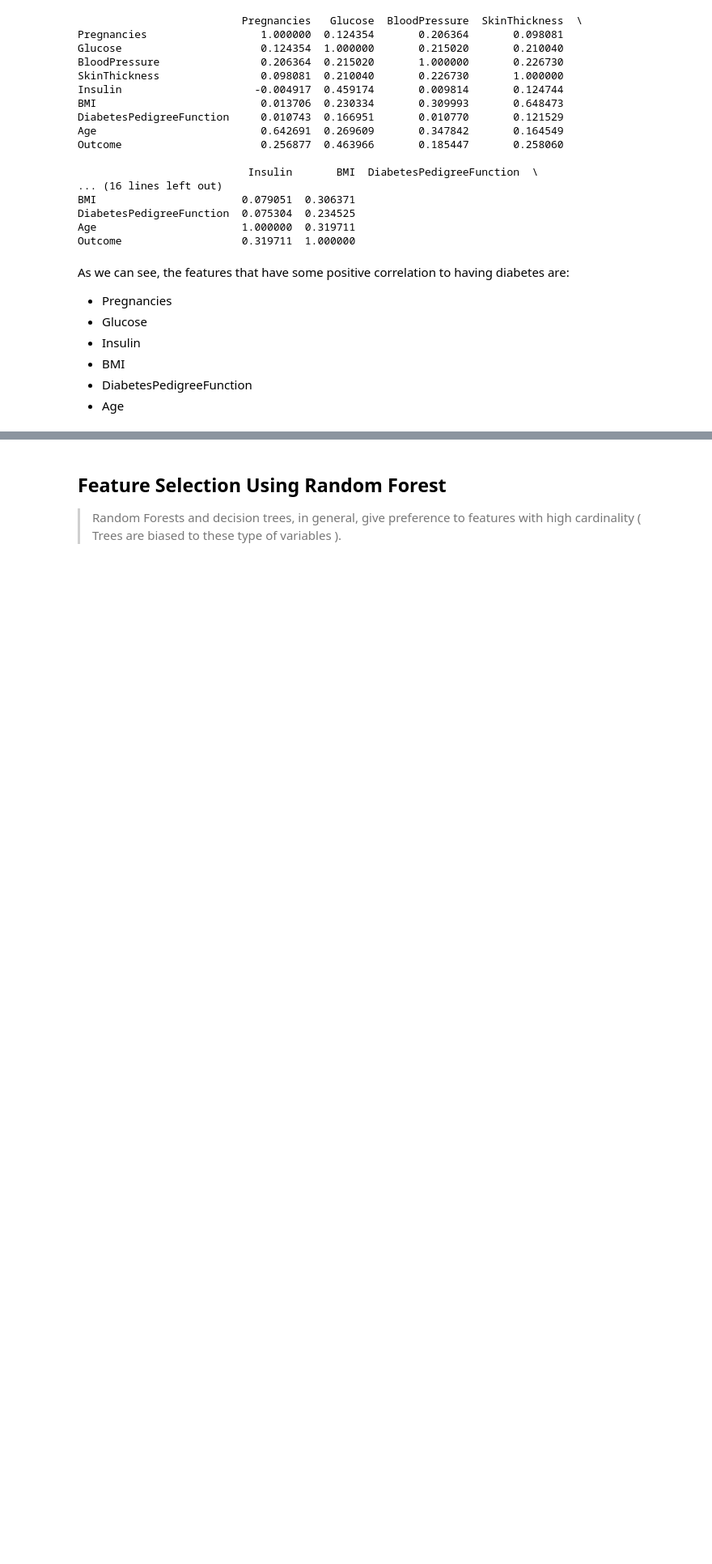
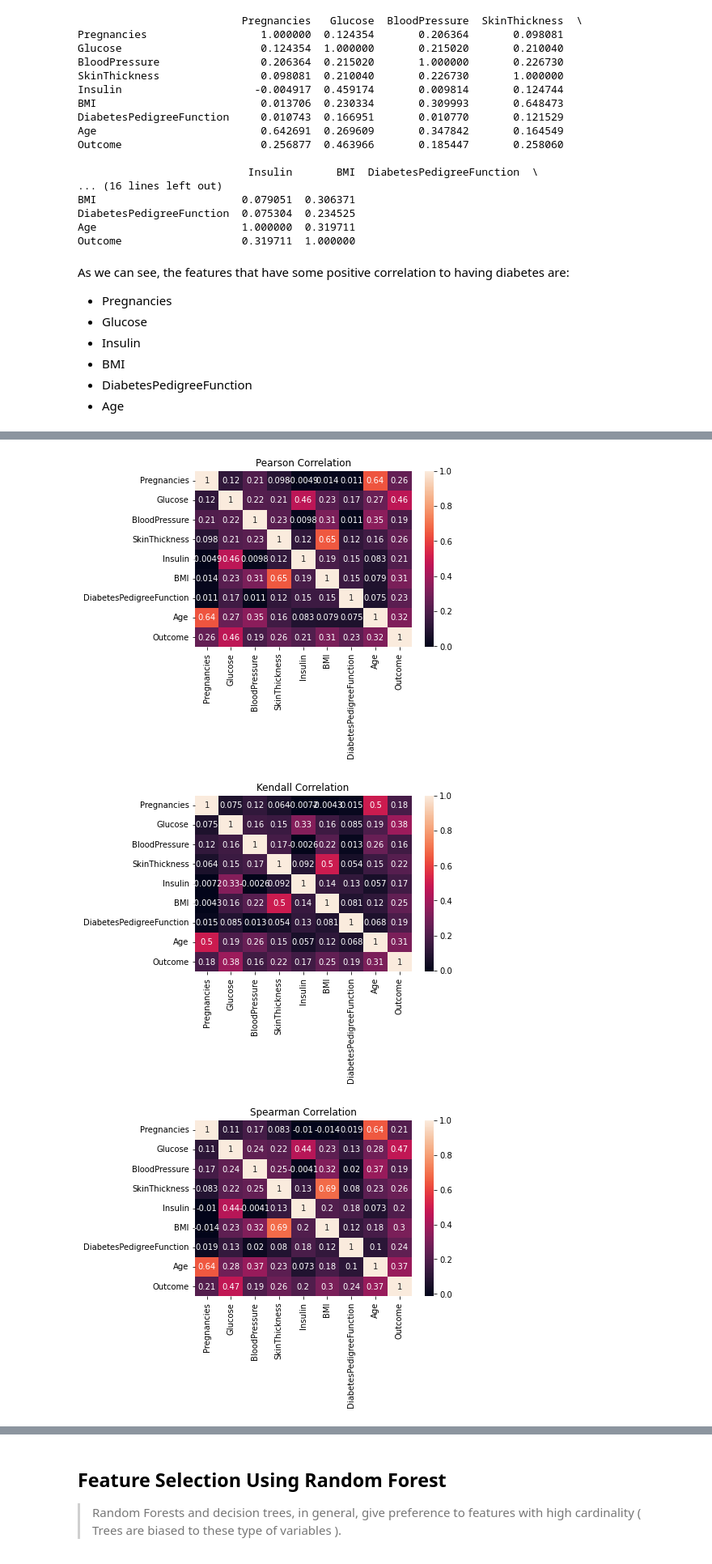
Before and after one commit to denysgerasymuk799/UCU_AI_Course_Project, a Jupyter notebook: 01_Process_Data_and_EDA.ipynb, the cells around one changed output, grey strips where cells are left out. Shown at 81% size. Saved outputs shown, nothing was run; the diff lists cells and outputs as text; code cells hidden in the pictures; blank space fills up the shorter version.

Commit message:
added additional correlation matrices

```diff
--- a/01_Process_Data_and_EDA.ipynb
+++ b/01_Process_Data_and_EDA.ipynb
@@ -82,0 +85,10 @@ As we can see, the features that have some positive correlation to having diabet
+# %%
+for method in ['pearson', 'kendall', 'spearman']:
+    ax = plt.axes()
+    sns.heatmap(df.corr(method=method), ax=ax, annot=True)
+    ax.set_title(f'{method.capitalize()} Correlation')
+    plt.show()
+# %% [output]
+[figure, added]
+[figure, added]
+[figure, added]
```
Also changed, not shown: parts of 2 cells of this notebook.
